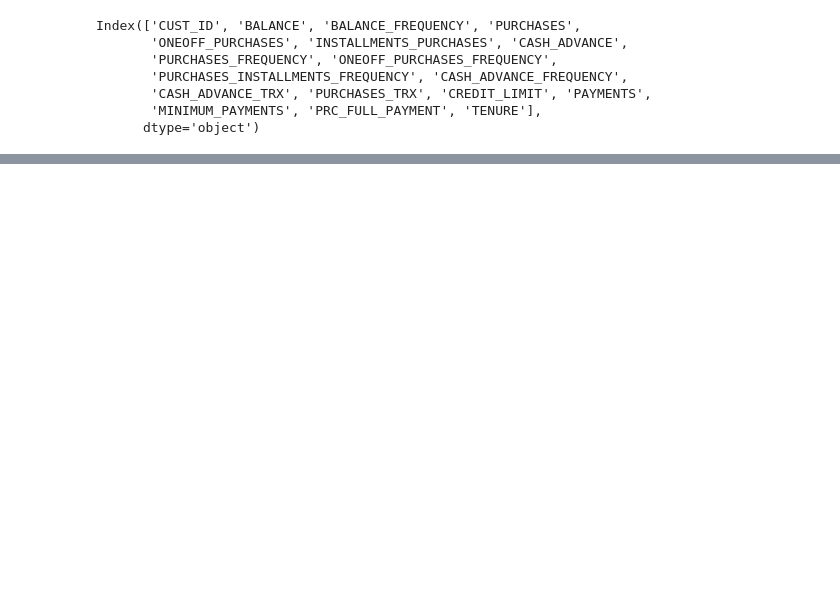
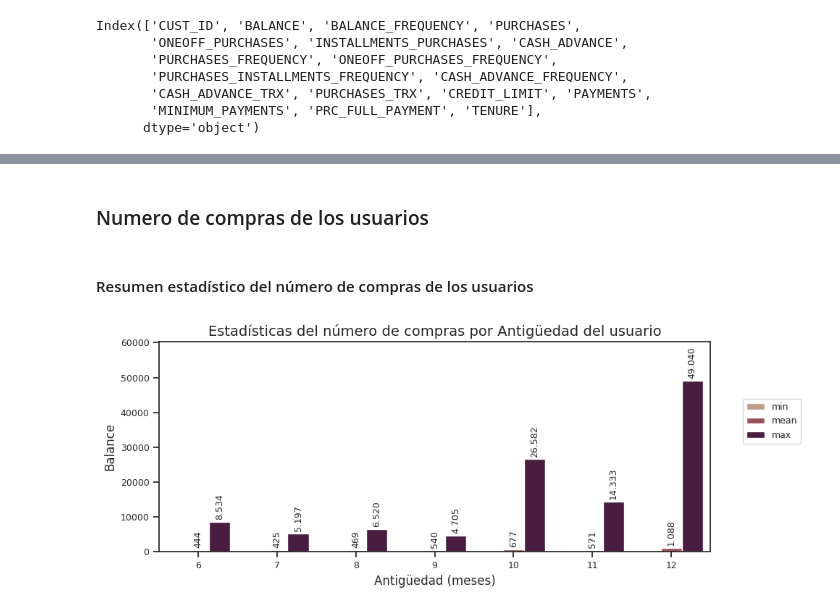
Before and after one commit to RicardxJMG/Data-projects, a Jupyter notebook: Data Science Projects/Credit Card Clustering/Clustering_Tarjeta_Credito.ipynb, the cells around one changed output, grey strips where cells are left out. Drawn from its saved outputs; the diff is of its cells as text; code cells hidden in the pictures; blank space fills up the shorter version.

```diff
--- a/Data Science Projects/Credit Card Clustering/Clustering_Tarjeta_Credito.ipynb
+++ b/Data Science Projects/Credit Card Clustering/Clustering_Tarjeta_Credito.ipynb
@@ -445,0 +184,12 @@ dtype: float64
+# %% [markdown]
+### Numero de compras de los usuarios
+# %% [markdown]
+#### Resumen estadístico del número de compras de los usuarios
+# %%
+plot_bar_summary(dataset, "TENURE", "PURCHASES", **{"x_label": "Antigüedad (meses)",
+                                                    "y_label":"Balance",
+                                                    "title": "Estadísticas del número de compras por Antigüedad del usuario",
+                                                    "offset": 1200,
+                                                    "ylim_plus": 10000})
+# %% [output]
+[figure, added]
```
Also changed, not shown: parts of 110 cells of this notebook.
